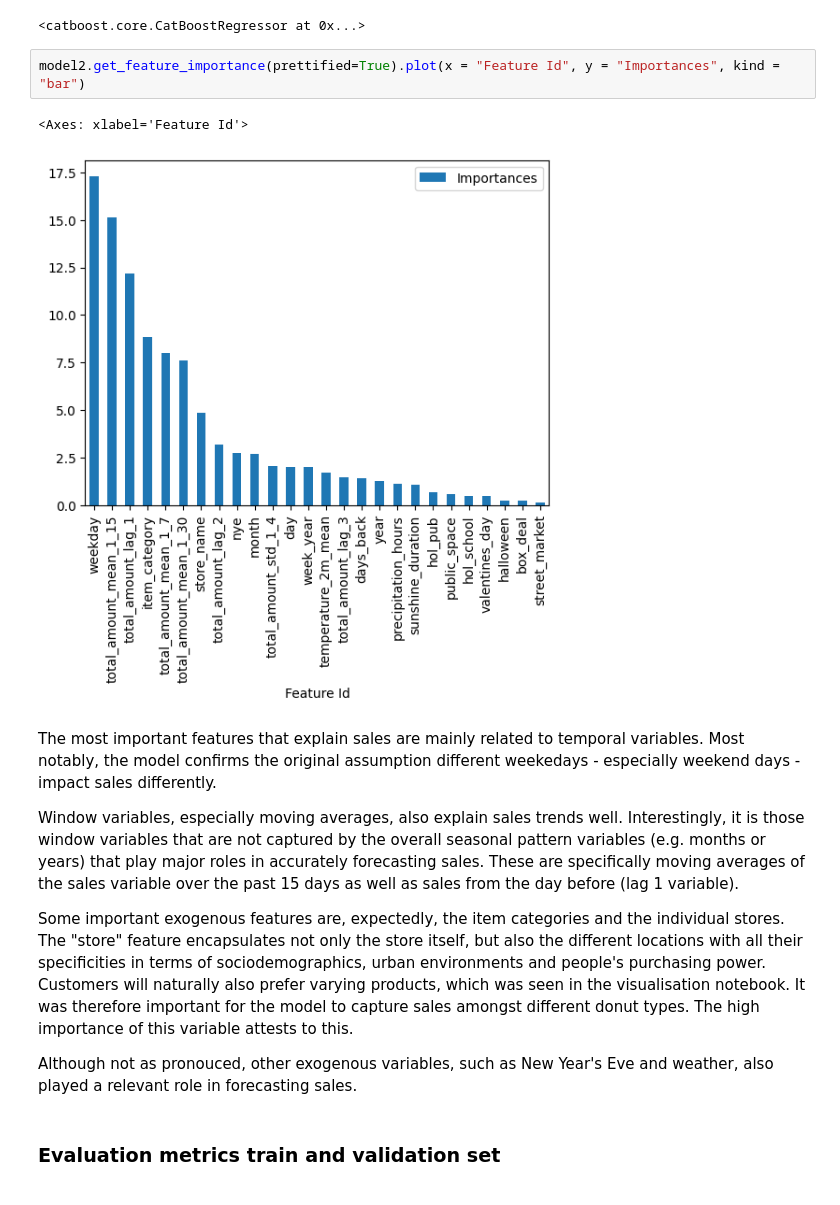
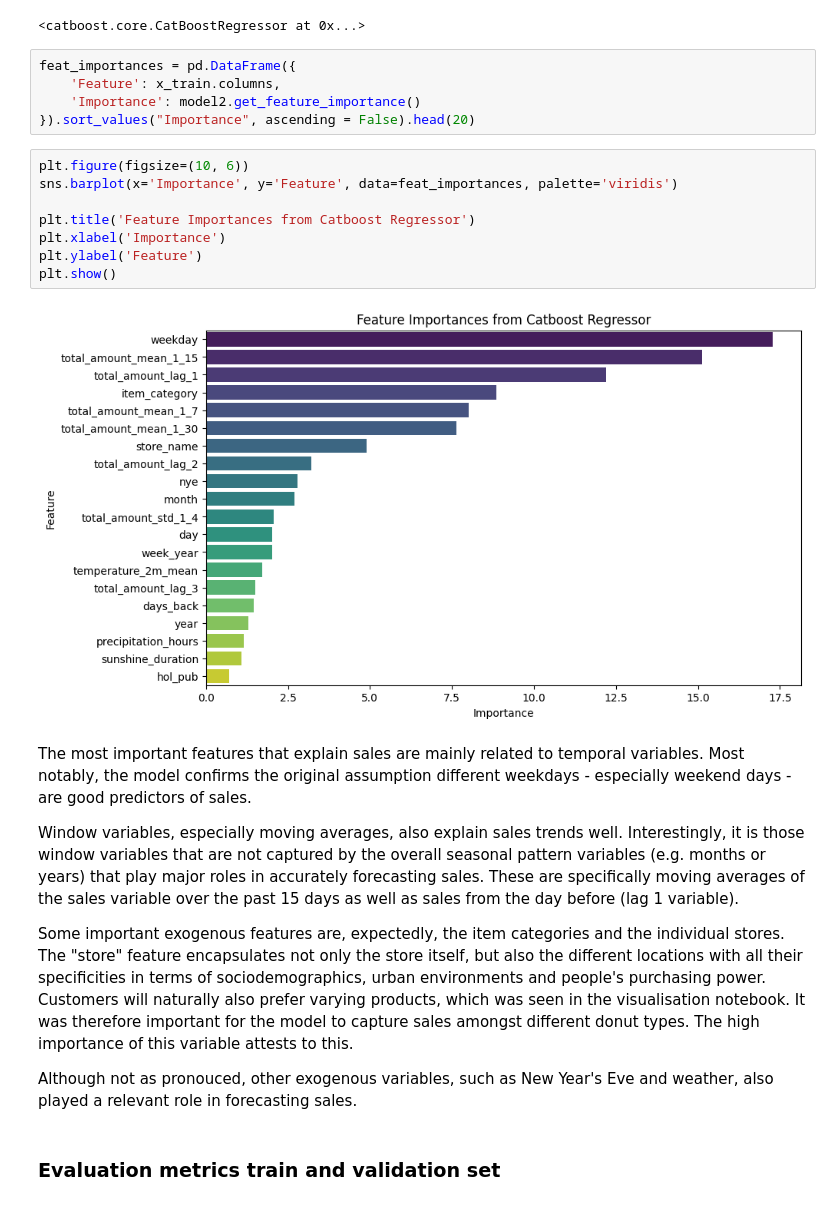
Before and after one commit to vlatko-v/sweet-spot-donut-sales-forecasting, a Jupyter notebook: catboost.ipynb, the cells around one changed output. Saved outputs shown, nothing was run; the diff lists cells and outputs as text.

```diff
--- a/catboost.ipynb
+++ b/catboost.ipynb
@@ -336,13 +338,23 @@ model2 = CatBoostRegressor()
 model2.load_model("saved_models/cb_final_model.cbm")
 # %% [output]
 <catboost.core.CatBoostRegressor at 0x...>
-# %%
-model2.get_feature_importance(prettified=True).plot(x = "Feature Id", y = "Importances", kind = "bar")
-# %% [output]
-<Axes: xlabel='Feature Id'>
-[figure, removed]
+# %%
+feat_importances = pd.DataFrame({
+    'Feature': x_train.columns,
+    'Importance': model2.get_feature_importance()
+}).sort_values("Importance", ascending = False).head(20)
+# %%
+plt.figure(figsize=(10, 6))
+sns.barplot(x='Importance', y='Feature', data=feat_importances, palette='viridis')
+
+plt.title('Feature Importances from Catboost Regressor')
+plt.xlabel('Importance')
+plt.ylabel('Feature')
+plt.show()
+# %% [output]
+[figure, added]
 # %% [markdown]
-The most important features that explain sales are mainly related to temporal variables. Most notably, the model confirms the original assumption different weekedays - especially weekend days - impact sales differently.
+The most important features that explain sales are mainly related to temporal variables. Most notably, the model confirms the original assumption different weekdays - especially weekend days - are good predictors of sales.
 
 Window variables, especially moving averages, also explain sales trends well. Interestingly, it is those window variables that are not captured by the overall seasonal pattern variables (e.g. months or years) that play major roles in accurately forecasting sales. These are specifically moving averages of the sales variable over the past 15 days as well as sales from the day before (lag 1 variable).
 
```
Also changed, not shown: parts of 13 cells of this notebook, 4 other files.
